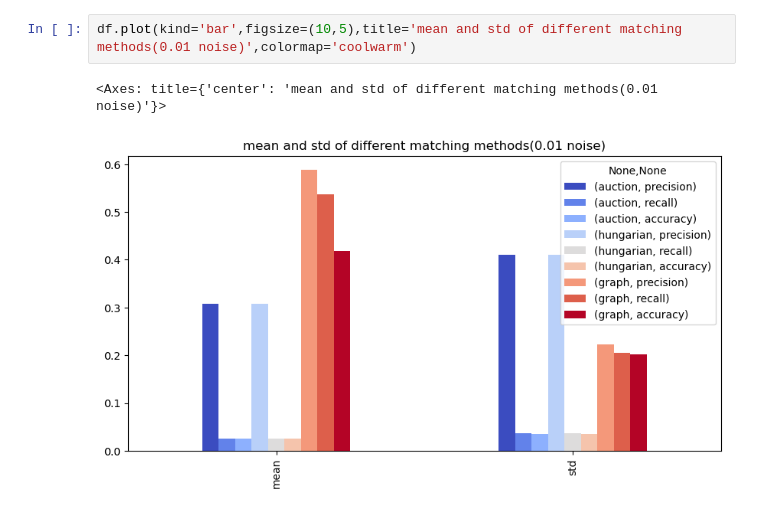
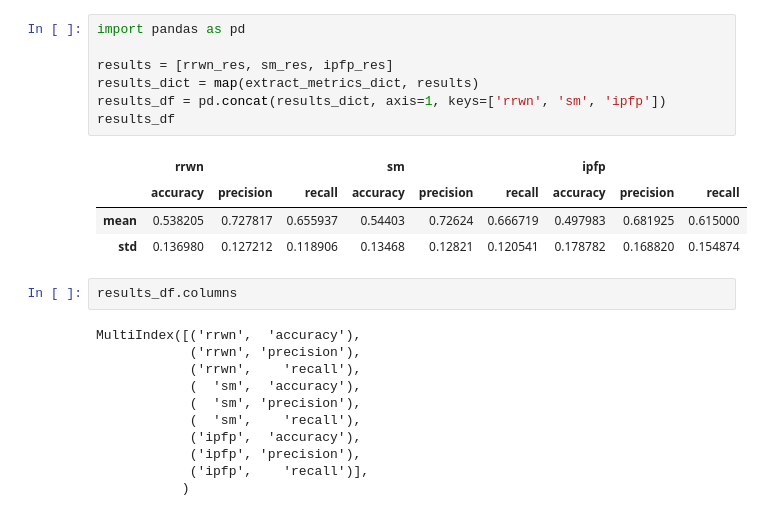
Before and after one commit to Paradox315/late_fusion_simulator, a Jupyter notebook: notebooks/result_analysis.ipynb, the cells around one changed output. Cells and saved outputs as stored; diff of their text form.

```diff
--- a/notebooks/result_analysis.ipynb
+++ b/notebooks/result_analysis.ipynb
@@ -111,5 +69,25 @@ df
-# %%
-df.plot(kind='bar',figsize=(10,5),title='mean and std of different matching methods(0.01 noise)',colormap='coolwarm')
-# %% [output]
-<Axes: title={'center': 'mean and std of different matching methods(0.01 noise)'}>
-[figure, removed]
+# %%
+import pandas as pd
+
+results = [rrwn_res, sm_res, ipfp_res]
+results_dict = map(extract_metrics_dict, results)
+results_df = pd.concat(results_dict, axis=1, keys=['rrwn', 'sm', 'ipfp'])
+results_df
+# %% [output]
+|  | rrwn |  |  | sm |  |  | ipfp |  |  |
+|  | accuracy | precision | recall | accuracy | precision | recall | accuracy | precision | recall |
+| mean | 0.538205 | 0.727817 | 0.655937 | 0.54403 | 0.72624 | 0.666719 | 0.497983 | 0.681925 | 0.615000 |
+| std | 0.136980 | 0.127212 | 0.118906 | 0.13468 | 0.12821 | 0.120541 | 0.178782 | 0.168820 | 0.154874 |
+# %%
+results_df.columns
+# %% [output]
+MultiIndex([('rrwn',  'accuracy'),
+            ('rrwn', 'precision'),
+            ('rrwn',    'recall'),
+            (  'sm',  'accuracy'),
+            (  'sm', 'precision'),
+            (  'sm',    'recall'),
+            ('ipfp',  'accuracy'),
+            ('ipfp', 'precision'),
+            ('ipfp',    'recall')],
+           )
```
Also changed, not shown: parts of 16 cells of this notebook, 26 other files.
